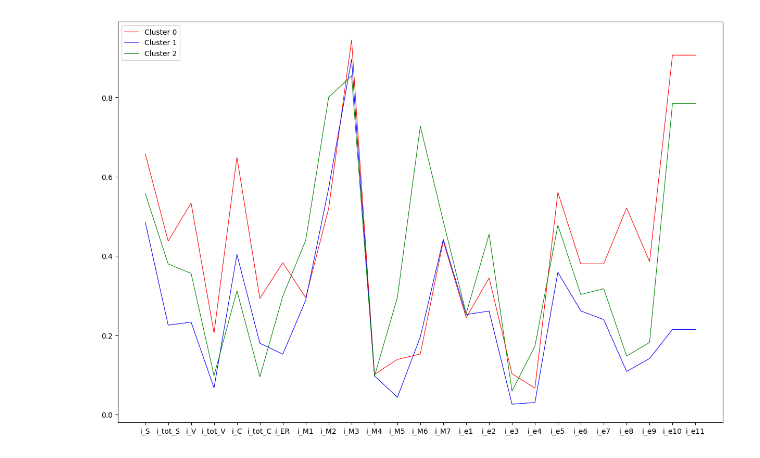
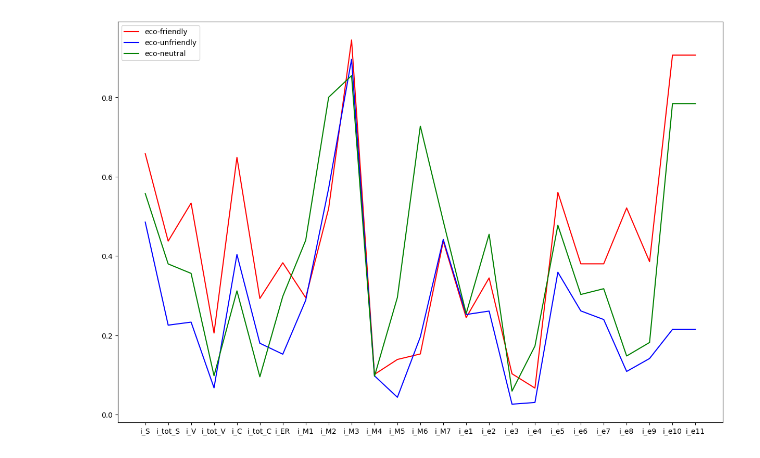
Before and after one commit to pierfrancescomartinello/BigDataProject, a Jupyter notebook: src/visualizations.ipynb, the cells around one changed output. Cells and saved outputs as stored; diff of their text form; code cells hidden in the pictures.

```diff
--- a/src/visualizations.ipynb
+++ b/src/visualizations.ipynb
@@ -10,20 +220,15 @@ False
 # %%
-avg = pd.read_csv("../data/clusters_means.csv")
-
-# avg = plot_clusters(df)
-
 zero, ones, twos = avg.loc[0], avg.loc[1], avg.loc[2]
 
 plt.figure(figsize=(15, 10))
 
-# y = [487, 525, 835, 1142, 1228]
 colors = ["red", "blue", "green"]
 avgs = [zero[1:], ones[1:], twos[1:]]
+labels = ['eco-friendly', 'eco-unfriendly', 'eco-neutral']
 for i in range(len(avgs)):
-    plt.plot(avgs[i], color=colors[i], label=f"Cluster {i}", linewidth=0.8)
-
+    plt.plot(avgs[i], color=colors[i], label=labels[i])
 
 plt.legend()
 plt.show()
 # %% [output]
-[figure, old version]
+[figure, new version]
```
Also changed, not shown: parts of 25 cells of this notebook, 8 other files.
